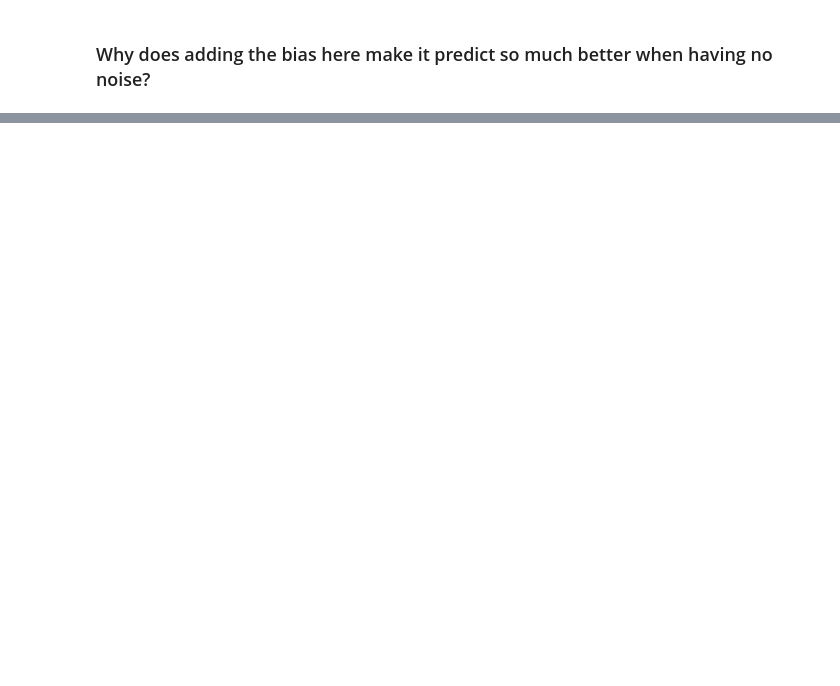
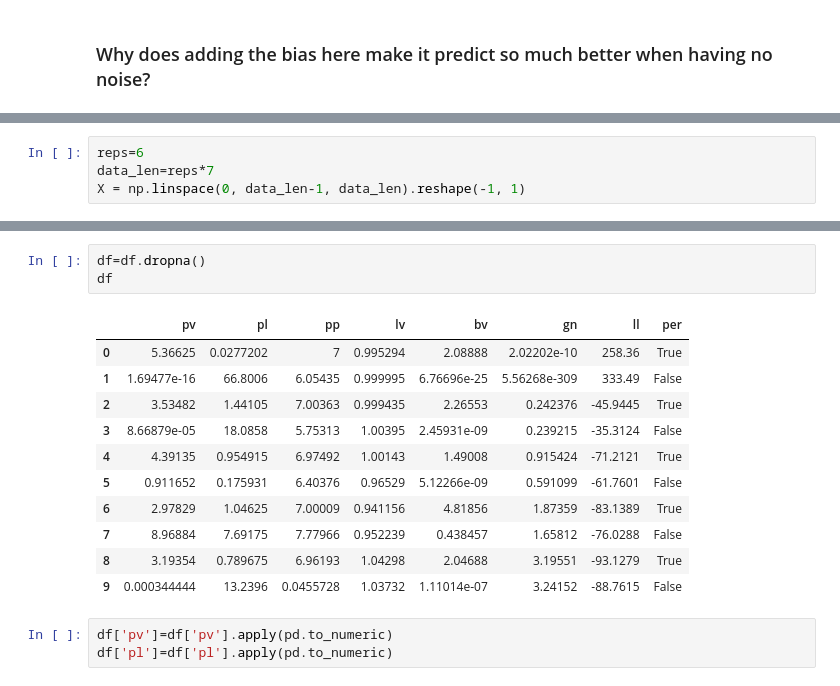
Before and after one commit to Tinkaa/Bitcoin_prediction, a Jupyter notebook: toydata.ipynb, the cells around one changed output, grey strips where cells are left out. Drawn from its saved outputs; the diff is of its cells as text; blank space fills up the shorter version.

```diff
--- a/toydata.ipynb
+++ b/toydata.ipynb
@@ -100,0 +101,4 @@ Updates: True
+# %%
+reps=6
+data_len=reps*7
+X = np.linspace(0, data_len-1, data_len).reshape(-1, 1)
@@ -100,0 +168,18 @@ Updates: True
+# %%
+df=df.dropna()
+df
+# %% [output]
+|  | pv | pl | pp | lv | bv | gn | ll | per |
+| 0 | 5.36625 | 0.0277202 | 7 | 0.995294 | 2.08888 | 2.02202e-10 | 258.36 | True |
+| 1 | 1.69477e-16 | 66.8006 | 6.05435 | 0.999995 | 6.76696e-25 | 5.56268e-309 | 333.49 | False |
+| 2 | 3.53482 | 1.44105 | 7.00363 | 0.999435 | 2.26553 | 0.242376 | -45.9445 | True |
+| 3 | 8.66879e-05 | 18.0858 | 5.75313 | 1.00395 | 2.45931e-09 | 0.239215 | -35.3124 | False |
+| 4 | 4.39135 | 0.954915 | 6.97492 | 1.00143 | 1.49008 | 0.915424 | -71.2121 | True |
+| 5 | 0.911652 | 0.175931 | 6.40376 | 0.96529 | 5.12266e-09 | 0.591099 | -61.7601 | False |
+| 6 | 2.97829 | 1.04625 | 7.00009 | 0.941156 | 4.81856 | 1.87359 | -83.1389 | True |
+| 7 | 8.96884 | 7.69175 | 7.77966 | 0.952239 | 0.438457 | 1.65812 | -76.0288 | False |
+| 8 | 3.19354 | 0.789675 | 6.96193 | 1.04298 | 2.04688 | 3.19551 | -93.1279 | True |
+| 9 | 0.000344444 | 13.2396 | 0.0455728 | 1.03732 | 1.11014e-07 | 3.24152 | -88.7615 | False |
+# %%
+df['pv']=df['pv'].apply(pd.to_numeric)
+df['pl']=df['pl'].apply(pd.to_numeric)
```
Also changed, not shown: parts of 11 cells of this notebook.
